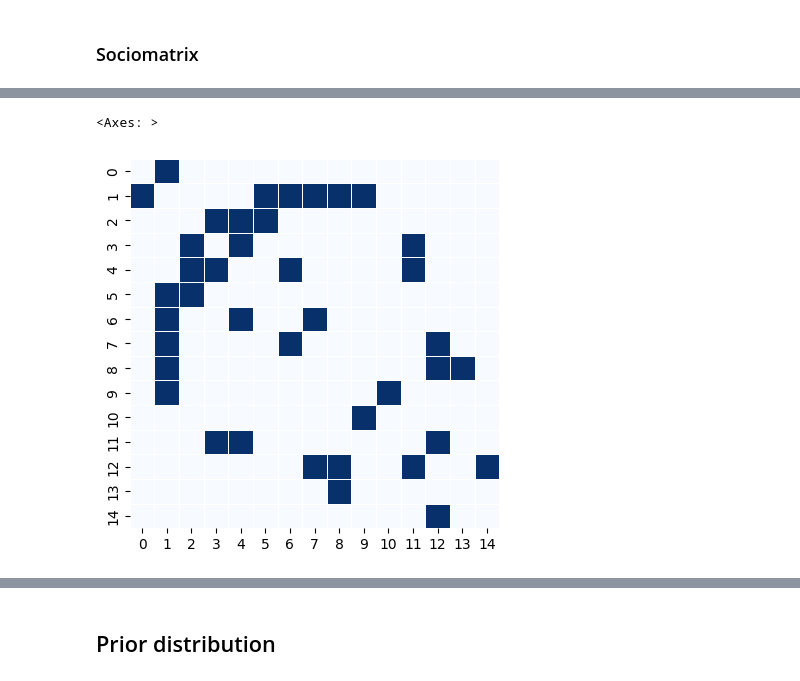
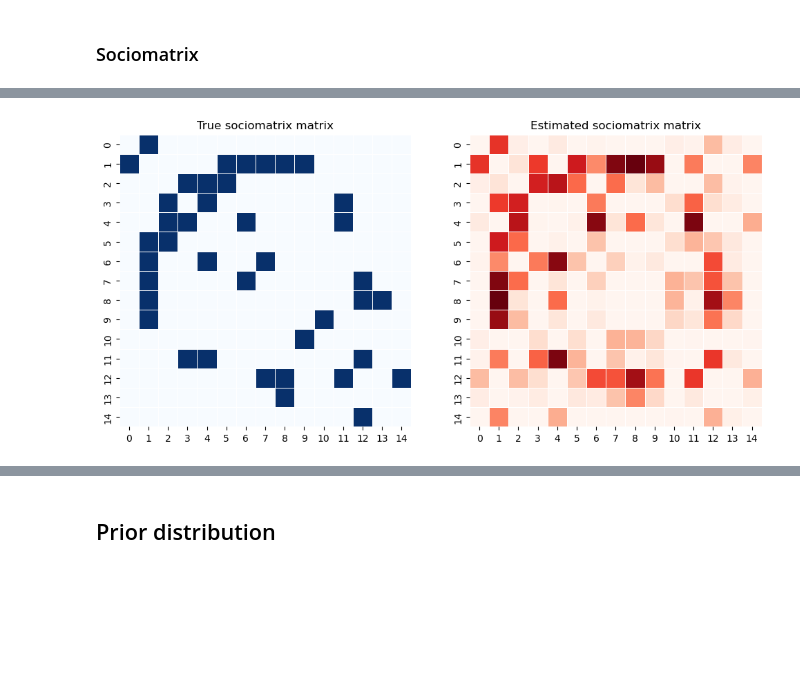
Before and after one commit to cnosa/LatentSpaces_Network_Manifold, a Jupyter notebook: LatentNetwork_Euclidean.ipynb, the cells around one changed output, grey strips where cells are left out. Saved outputs shown, nothing was run; the diff lists cells and outputs as text; code cells hidden in the pictures; blank space fills up the shorter version.

```diff
--- a/LatentNetwork_Euclidean.ipynb
+++ b/LatentNetwork_Euclidean.ipynb
@@ -267,7 +267,13 @@ for i in range(n):
         if j != i:
             Y[i,j] = expit(a0 * (1 - 0.05 * np.linalg.norm(Z0[i] - Z0[j])**2))
 # %%
+plt.figure(figsize=(12,6))
+plt.subplot(1,2,1)
 sns.heatmap(nx.to_numpy_array(G, dtype=int), annot=False, cmap="Blues", cbar=False, square=True, linewidths=0.5, linecolor='white')
+plt.title("True sociomatrix matrix")
+plt.subplot(1,2,2)
+sns.heatmap(Y, annot=False, cmap="Reds", cbar=False, square=True, linewidths=0.5, linecolor='white')
+plt.title("Estimated sociomatrix matrix")
+plt.show()
 # %% [output]
-<Axes: >
-[figure, old version]
+[figure, new version]
```
Also changed, not shown: parts of 14 cells of this notebook, 2 other files.
